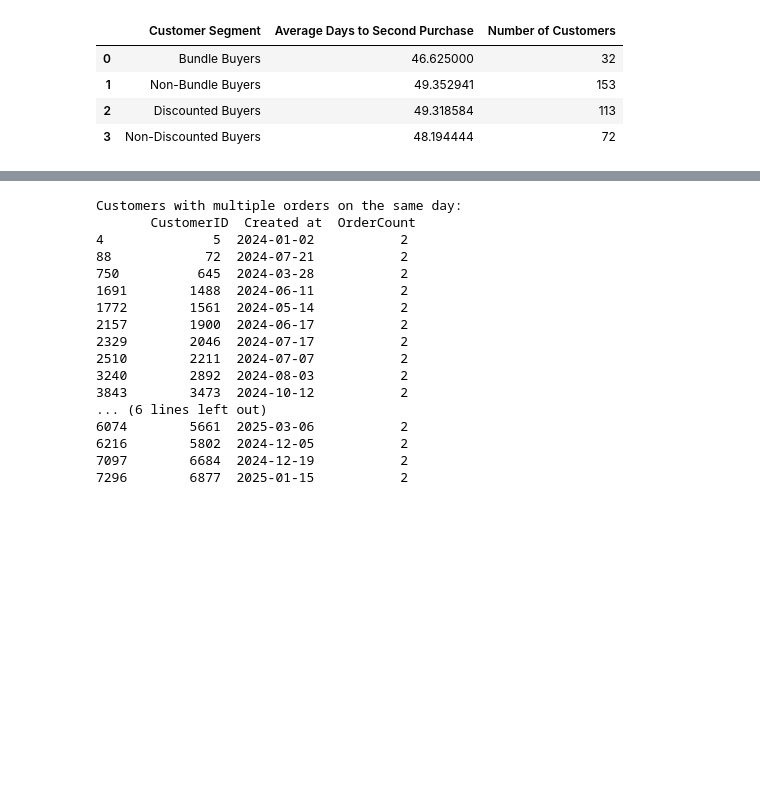
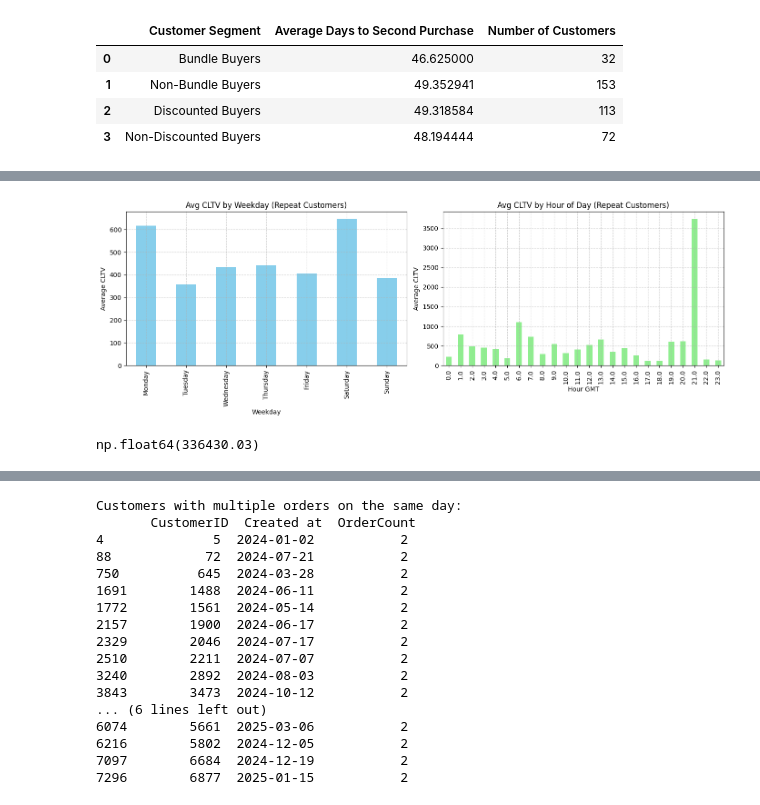
Before and after one commit to lamkimsim/WickGuru, a Jupyter notebook: Customer_Segmentation_Analysis.ipynb, the cells around one changed output, grey strips where cells are left out. Cells and saved outputs as stored; diff of their text form; code cells hidden in the pictures; blank space fills up the shorter version.

```diff
--- a/Customer_Segmentation_Analysis.ipynb
+++ b/Customer_Segmentation_Analysis.ipynb
@@ -742,0 +962,48 @@ summary_table
+# %%
+# Ensure datetime conversion again in case it was lost during reset
+df_enriched["Paid at"] = pd.to_datetime(
+    df_enriched["Paid at"], errors='coerce')
+
+# Recalculate weekday and hour
+df_enriched["Weekday"] = df_enriched["Paid at"].dt.day_name()
+# Example: convert from UTC+8 to GMT (UTC+0)
+df_enriched["Paid at GMT"] = df_enriched["Paid at"].dt.tz_localize(
+    "Asia/Singapore", ambiguous='NaT', nonexistent='NaT').dt.tz_convert("GMT")
+
+# Extract hour from GMT time
+df_enriched["Hour GMT"] = df_enriched["Paid at GMT"].dt.hour
+
+# Filter repeat customer orders
+repeat_orders = df_enriched[df_enriched["is_repeat"] == 'Recurring']
+
+# Handle any missing or invalid datetime values
+repeat_orders = repeat_orders.dropna(
+    subset=["Paid at", "Weekday", "Hour", "CLTV"])
+
+# Weekday distribution
+weekday_order = ["Monday", "Tuesday", "Wednesday",
+                 "Thursday", "Friday", "Saturday", "Sunday"]
+weekday_cltv = repeat_orders.groupby(
+    "Weekday")["CLTV"].mean().reindex(weekday_order)
+
+# Hourly distribution
+hour_cltv = repeat_orders.groupby("Hour GMT")["CLTV"].mean()
+
+
+# Plotting
+fig, axs = plt.subplots(1, 2, figsize=(14, 5))
+
+weekday_cltv.plot(
+    kind="bar", ax=axs[0], title="Avg CLTV by Weekday (Repeat Customers)", color='skyblue')
+axs[0].set_ylabel("Average CLTV")
+axs[0].grid(True, linestyle='--', alpha=0.6)
+
+hour_cltv.plot(
+    kind="bar", ax=axs[1], title="Avg CLTV by Hour of Day (Repeat Customers)", color='lightgreen')
+axs[1].set_ylabel("Average CLTV")
+axs[1].grid(True, linestyle='--', alpha=0.6)
+
+plt.tight_layout()
+plt.show()
+# %% [output]
+[figure, added]
@@ -742,0 +1012,4 @@ summary_table
+# %%
+a['Lineitem price'].sum()
+# %% [output]
+np.float64(336430.03)
```
Also changed, not shown: parts of 19 cells of this notebook, 3 other files.
